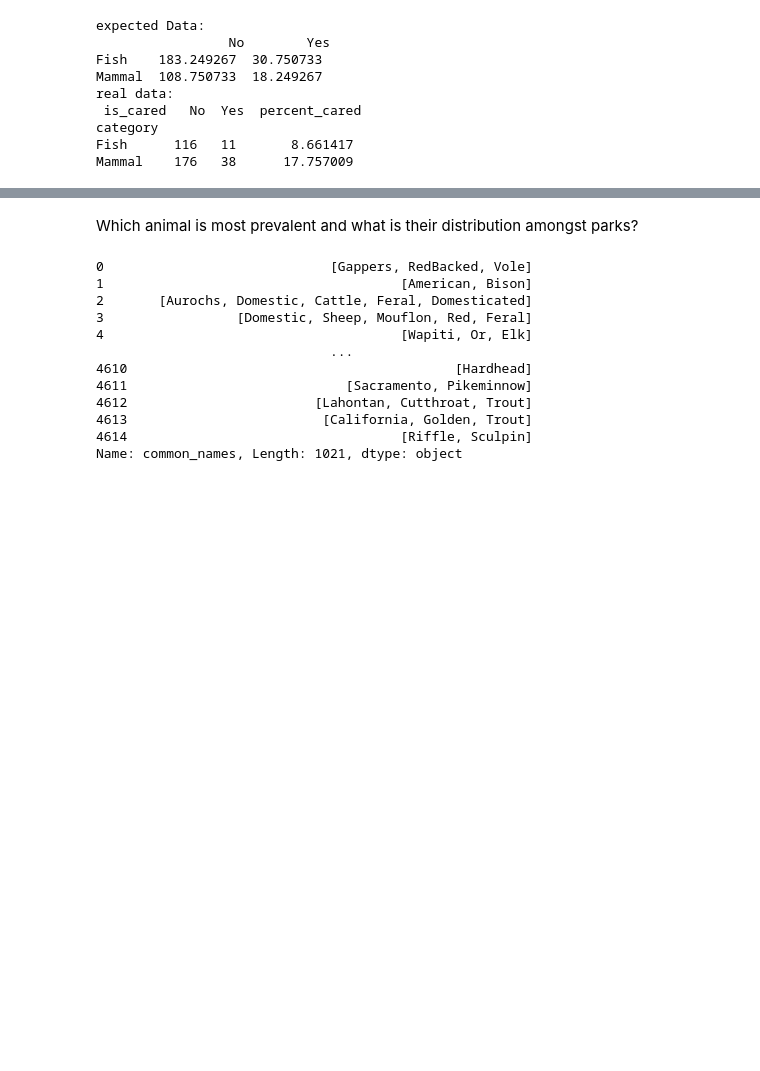
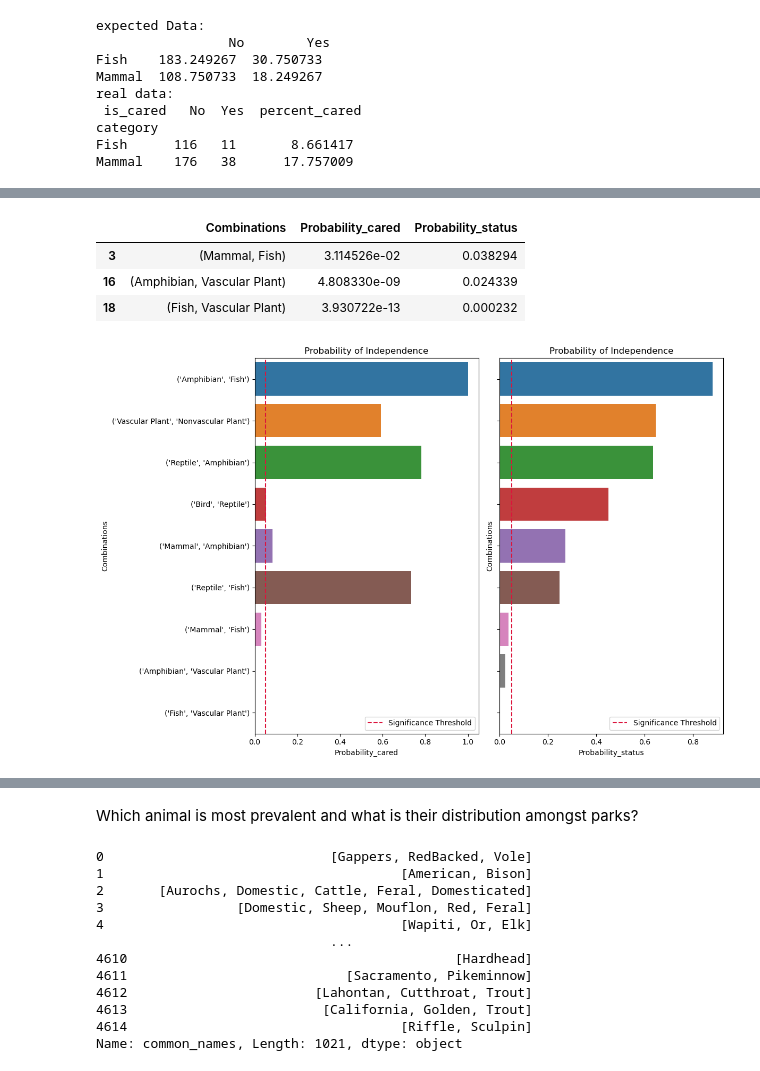
Before and after one commit to abdulqadirmuazzim/Biodiversity, a Jupyter notebook: biodiversity.ipynb, the cells around one changed output, grey strips where cells are left out. Saved outputs shown, nothing was run; the diff lists cells and outputs as text; code cells hidden in the pictures; blank space fills up the shorter version.

```diff
--- a/biodiversity.ipynb
+++ b/biodiversity.ipynb
@@ -317,12 +312,14 @@ categories = species.category.unique()
 
 pairs = list(itertools.combinations(categories, 2))
 
-# cal_prob(species_status.loc[["Mammal", "Fish"]])['probability']
-pairs_and_prob = []
+
+probs_cared = []
 
 for i, pair in enumerate(pairs):
-    prob = cal_prob(species_care.loc[list(pair), ['No', "Yes"]])
+    prob1 = cal_prob(species_care.loc[list(pair), ['No', "Yes"]])
 
-    pairs_and_prob.append([pair, prob["probability"]])
+    probs_cared.append([pair, prob1["probability"]])
 
-probabilities = pd.DataFrame(pairs_and_prob, columns=['Combinations', "Probability"])
+df_col = ['Combinations', "Probability"]
+probabilities_cared = pd.DataFrame(probs_cared, columns=df_col)
+probabilities_cared.head()
@@ -370,0 +391,3 @@ Here we can see that there more of the species' `conservation_status` are statis
+# %%
+data1 = probabilities.loc[(probabilities["Probability_cared"] >= 0.05) & (probabilities["Probability_status"] >= 0.05)]
+data1
@@ -370,0 +402,27 @@ Here we can see that there more of the species' `conservation_status` are statis
+# %%
+data2 = probabilities.loc[(probabilities["Probability_cared"] <= 0.05) & (probabilities["Probability_status"] <= 0.05)]
+data2
+# %% [output]
+|  | Combinations | Probability_cared | Probability_status |
+| 3 | (Mammal, Fish) | 3.114526e-02 | 0.038294 |
+| 16 | (Amphibian, Vascular Plant) | 4.808330e-09 | 0.024339 |
+| 18 | (Fish, Vascular Plant) | 3.930722e-13 | 0.000232 |
+# %%
+merged = pd.concat([data1, data2], axis=0)
+
+fig, ax = plt.subplots(1, 2, figsize=(12, 8), sharey=True)
+
+sns.barplot(data=merged.sort_values("Probability_status", ascending=False), y="Combinations", x="Probability_cared", ax=ax[0])
+ax[0].set_title("Probability of Independence")
+ax[0].axvline(0.05, color="crimson", linestyle="--", label="Significance Threshold")
+ax[0].legend()
+
+sns.barplot(data=merged.sort_values("Probability_status", ascending=False), y="Combinations", x="Probability_status", ax=ax[1])
+ax[1].set_title("Probability of Independence")
+ax[1].axvline(0.05, color="crimson", linestyle="--", label="Significance Threshold")
+ax[1].legend()
+
+plt.tight_layout()
+plt.show()
+# %% [output]
+[figure, added]
```
Also changed, not shown: parts of 32 cells of this notebook, 1 other file.
